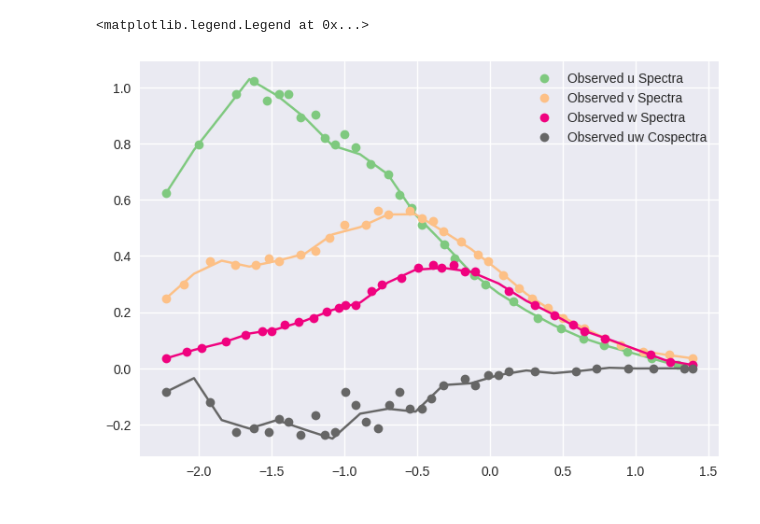
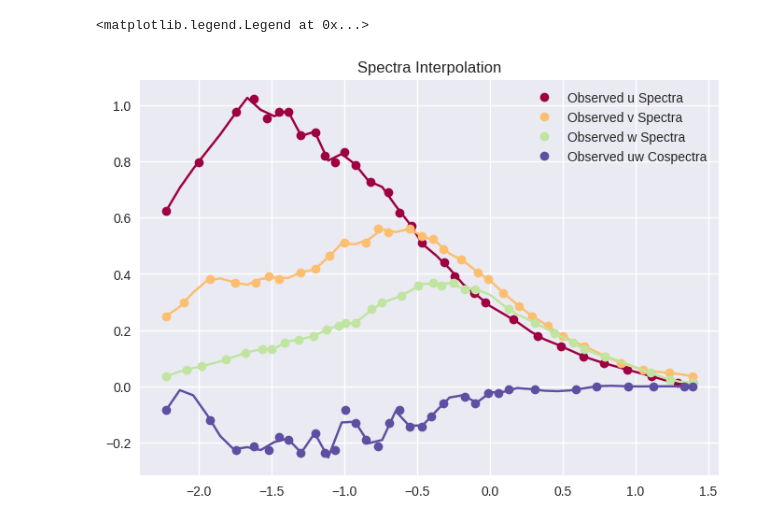
Before and after one commit to METHODS-Group/DRDMannTurb, a Jupyter notebook: examples/data_interp.ipynb, the cells around one changed output. Drawn from its saved outputs; the diff is of its cells as text; code cells hidden in the pictures.

```diff
--- a/examples/data_interp.ipynb
+++ b/examples/data_interp.ipynb
@@ -2,6 +2,11 @@
 import numpy as np
 import csv
 from pathlib import Path
+import torch
+from fracturbulence.Calibration import CalibrationProblem
+from fracturbulence.DataGenerator import OnePointSpectraDataGenerator
+
+
 
 import matplotlib as mpl
 import matplotlib.pyplot as plt
@@ -31,35 +36,36 @@ x_coords_v, v_spectra = extract_x_spectra(Path().resolve() / "data" / "v_spectra
 x_coords_w, w_spectra = extract_x_spectra(Path().resolve() / "data" / "w_spectra.csv")
 x_coords_uw, uw_cospectra = extract_x_spectra(Path().resolve() / "data" / "uw_cospectra.csv")
 
-x_interp = np.linspace(min(x_coords_w), max(x_coords_w), 20)
+x_interp = np.linspace(min(x_coords_w), max(x_coords_w), 40)
 # x_interp = np.linspace(-2, 2, 20)
 
 # y_interp = barycentric_interpolate(x_coords_w, w_spectra, x_interp)
 interp_u = interp_spectra(x_interp, x_coords_u, u_spectra)
 interp_v = interp_spectra(x_interp,x_coords_v, v_spectra)
 interp_w = interp_spectra(x_interp, x_coords_w, w_spectra)
 interp_uw = interp_spectra(x_interp,x_coords_uw, uw_cospectra)
 
 # cs = CubicSpline(x_coords_w, w_spectra)
 # y_interp = cs(x_interp)
 # y_cs_true = cs(x_coords_u)
 # cmap = mpl.cm.get_cmap('Spectral')
-cmap = plt.get_cmap('Accent', 4)
+cmap = plt.get_cmap('Spectral', 4)
 custom_palette = [mpl.colors.rgb2hex(cmap(i)) for i in range(cmap.N)]
 plt.plot(x_coords_u, u_spectra, "o", label="Observed u Spectra", color=custom_palette[0])
 plt.plot(x_interp, interp_u, color=custom_palette[0])
 plt.plot(x_coords_v, v_spectra, "o", label="Observed v Spectra", color=custom_palette[1])
 plt.plot(x_interp, interp_v, color=custom_palette[1])
 plt.plot(x_coords_w, w_spectra, "o", label="Observed w Spectra", color=custom_palette[2])
 plt.plot(x_interp, interp_w, color=custom_palette[2])
 plt.plot(x_coords_uw, uw_cospectra, "o", label="Observed uw Cospectra", color=custom_palette[3])
 plt.plot(x_interp, interp_uw, color=custom_palette[3])
 
 # mse_interp = mean_squared_error(y_cs_true, w_spectra)
 # plt.yscale('log')
 # plt.xscale('log')
 # plt.title(f"MSE of Interpolant = {mse_interp}")
+plt.title("Spectra Interpolation")
 plt.legend()
 # %% [output]
 <matplotlib.legend.Legend at 0x...>
-[figure, old version]
+[figure, new version]
```
Also changed, not shown: parts of 1 cell of this notebook, 1 other file.
